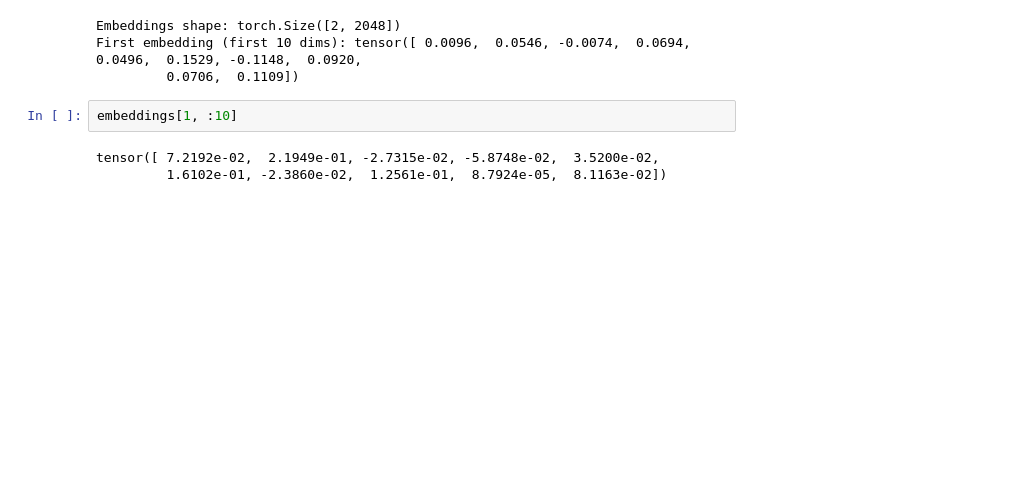
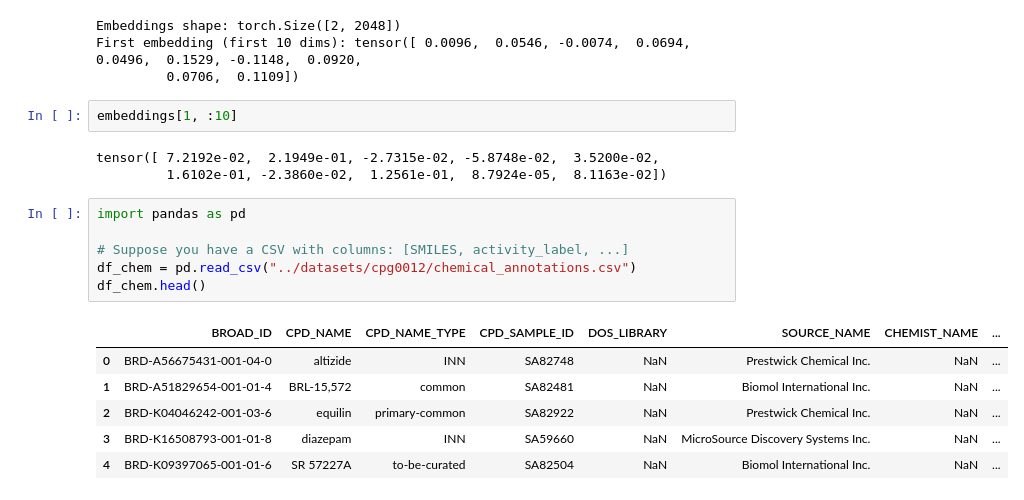
Before and after one commit to aicell-lab/cell-diffusion, a Jupyter notebook: notebooks/gcmol.ipynb, the cells around one changed output. Drawn from its saved outputs; the diff is of its cells as text; blank space fills up the shorter version.

```diff
--- a/notebooks/gcmol.ipynb
+++ b/notebooks/gcmol.ipynb
@@ -21,3 +21,16 @@ embeddings[1, :10]
 # %% [output]
 tensor([ 7.2192e-02,  2.1949e-01, -2.7315e-02, -5.8748e-02,  3.5200e-02,
          1.6102e-01, -2.3860e-02,  1.2561e-01,  8.7924e-05,  8.1163e-02])
+# %%
+import pandas as pd
+
+# Suppose you have a CSV with columns: [SMILES, activity_label, ...]
+df_chem = pd.read_csv("../datasets/cpg0012/chemical_annotations.csv")
+df_chem.head()
+# %% [output]
+|  | BROAD_ID | CPD_NAME | CPD_NAME_TYPE | CPD_SAMPLE_ID | DOS_LIBRARY | SOURCE_NAME | CHEMIST_NAME | ... |
+| 0 | BRD-A56675431-001-04-0 | altizide | INN | SA82748 | NaN | Prestwick Chemical Inc. | NaN | ... |
+| 1 | BRD-A51829654-001-01-4 | BRL-15,572 | common | SA82481 | NaN | Biomol International Inc. | NaN | ... |
+| 2 | BRD-K04046242-001-03-6 | equilin | primary-common | SA82922 | NaN | Prestwick Chemical Inc. | NaN | ... |
+| 3 | BRD-K16508793-001-01-8 | diazepam | INN | SA59660 | NaN | MicroSource Discovery Systems Inc. | NaN | ... |
+| 4 | BRD-K09397065-001-01-6 | SR 57227A | to-be-curated | SA82504 | NaN | Biomol International Inc. | NaN | ... |
```
Also changed, not shown: parts of 3 cells of this notebook, 4 other files.
